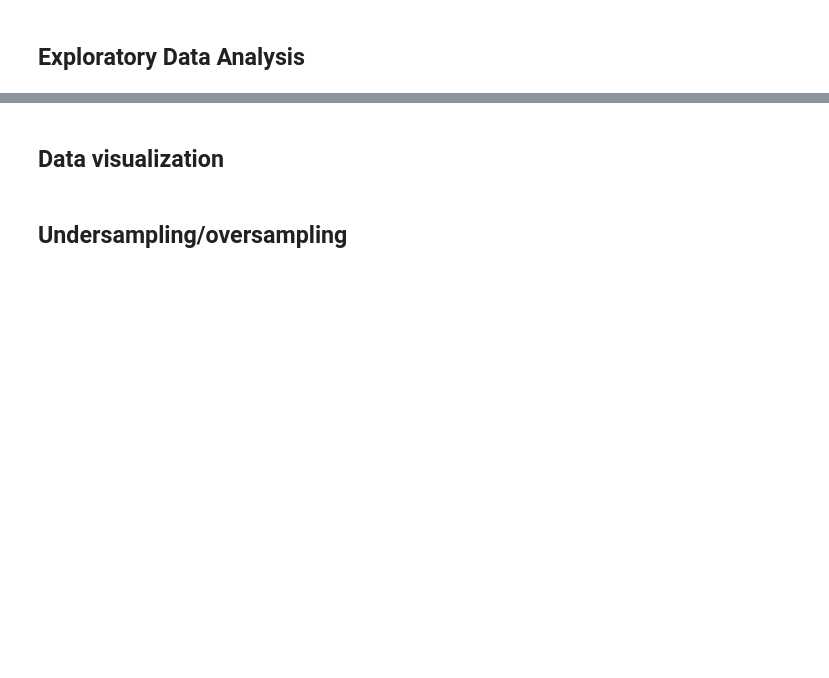
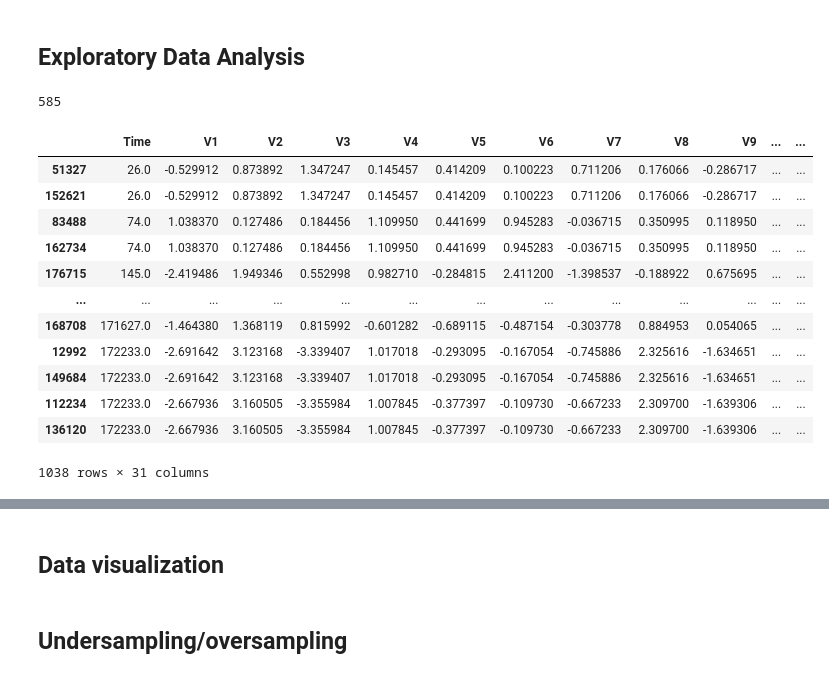
Before and after one commit to AizarED/Data_science_project_Credit_card_fraud, a Jupyter notebook: Credit card fraud.ipynb, the cells around one changed output, grey strips where cells are left out. Cells and saved outputs as stored; diff of their text form; code cells hidden in the pictures; blank space fills up the shorter version.

Commit message:
Add files via upload
Eliminated duplicated data, right format for time column counting seconds for the last 2 days.

```diff
--- a/Credit card fraud.ipynb
+++ b/Credit card fraud.ipynb
@@ -59,3 +59,9 @@ creditcard_df.describe()
 | 75% | 139350.250000 | 1.317063 | 0.801119 | 1.025002 | 0.743043 | 0.611623 | 0.400009 | 0.567911 | 0.327312 | 0.600620 | ... | ... |
 | max | 172792.000000 | 2.454930 | 22.057729 | 9.382558 | 16.875344 | 34.801666 | 73.301626 | 120.589494 | 20.007208 | 15.594995 | ... | ... |
 8 rows × 31 columns
+# %%
+#creditcard_df.dtypes
+creditcard_df["Class"]=creditcard_df["Class"].astype("category")
+creditcard_df.info()
+#creditcard_df.describe()
+#creditcard_df.dtypes
@@ -62,2 +86,22 @@ creditcard_df.describe()
 # %% [markdown]
 ## Exploratory Data Analysis
+# %%
+creditcard_df.duplicated().sum()
+# %% [output]
+585
+# %%
+creditcard_df[creditcard_df.duplicated(keep=False) ].sort_values(["Time", "Amount"])
+# %% [output]
+|  | Time | V1 | V2 | V3 | V4 | V5 | V6 | V7 | V8 | V9 | ... | ... |
+| 51327 | 26.0 | -0.529912 | 0.873892 | 1.347247 | 0.145457 | 0.414209 | 0.100223 | 0.711206 | 0.176066 | -0.286717 | ... | ... |
+| 152621 | 26.0 | -0.529912 | 0.873892 | 1.347247 | 0.145457 | 0.414209 | 0.100223 | 0.711206 | 0.176066 | -0.286717 | ... | ... |
+| 83488 | 74.0 | 1.038370 | 0.127486 | 0.184456 | 1.109950 | 0.441699 | 0.945283 | -0.036715 | 0.350995 | 0.118950 | ... | ... |
+| 162734 | 74.0 | 1.038370 | 0.127486 | 0.184456 | 1.109950 | 0.441699 | 0.945283 | -0.036715 | 0.350995 | 0.118950 | ... | ... |
+| 176715 | 145.0 | -2.419486 | 1.949346 | 0.552998 | 0.982710 | -0.284815 | 2.411200 | -1.398537 | -0.188922 | 0.675695 | ... | ... |
+| ... | ... | ... | ... | ... | ... | ... | ... | ... | ... | ... | ... | ... |
+| 168708 | 171627.0 | -1.464380 | 1.368119 | 0.815992 | -0.601282 | -0.689115 | -0.487154 | -0.303778 | 0.884953 | 0.054065 | ... | ... |
+| 12992 | 172233.0 | -2.691642 | 3.123168 | -3.339407 | 1.017018 | -0.293095 | -0.167054 | -0.745886 | 2.325616 | -1.634651 | ... | ... |
+| 149684 | 172233.0 | -2.691642 | 3.123168 | -3.339407 | 1.017018 | -0.293095 | -0.167054 | -0.745886 | 2.325616 | -1.634651 | ... | ... |
+| 112234 | 172233.0 | -2.667936 | 3.160505 | -3.355984 | 1.007845 | -0.377397 | -0.109730 | -0.667233 | 2.309700 | -1.639306 | ... | ... |
+| 136120 | 172233.0 | -2.667936 | 3.160505 | -3.355984 | 1.007845 | -0.377397 | -0.109730 | -0.667233 | 2.309700 | -1.639306 | ... | ... |
+1038 rows × 31 columns
```
Also changed, not shown: parts of 8 cells of this notebook.
